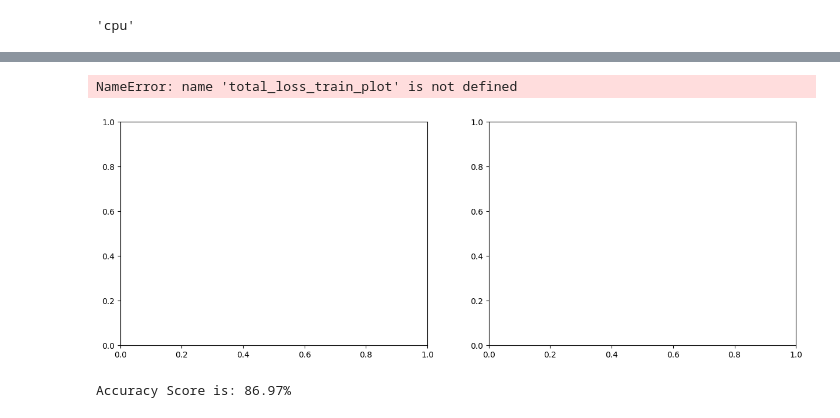
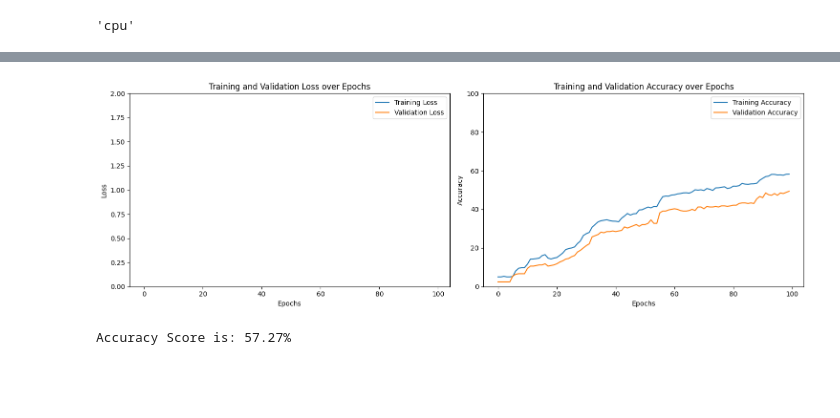
Before and after one commit to FasalGuru/Models, a Jupyter notebook: tabular_sowing_classification.ipynb, the cells around one changed output, grey strips where cells are left out. Cells and saved outputs as stored; diff of their text form; code cells hidden in the pictures; blank space fills up the shorter version.

Commit message:
accuracy fix

```diff
--- a/tabular_sowing_classification.ipynb
+++ b/tabular_sowing_classification.ipynb
@@ -205,6 +205,6 @@ epochs_config = [
 ]
 
 
-train_model(model, train, val, criterion, epochs_config)
+train_model = train_model(model, train, val, criterion, epochs_config)
 # %% [output]
 Epoch 1: Batch Size: 32, LR: 0.001, Optimizer: adam
@@ -244,45 +227,51 @@ Validation Loss: 2.7020, Validation Accuracy: 57.2727%
 # %%
+
 fig, axs = plt.subplots(nrows=1, ncols=2, figsize=(15, 5))
 
-axs[0].plot(total_loss_train_plot, label='Training Loss')
-axs[0].plot(total_loss_validation_plot, label='Validation Loss')
+axs[0].plot(train_model["train_loss"], label='Training Loss')
+axs[0].plot(train_model["val_loss"], label='Validation Loss')
 axs[0].set_title('Training and Validation Loss over Epochs')
 axs[0].set_xlabel('Epochs')
 axs[0].set_ylabel('Loss')
 axs[0].set_ylim([0, 2])
 axs[0].legend()
 
-axs[1].plot(total_acc_train_plot, label='Training Accuracy')
-axs[1].plot(total_acc_validation_plot, label='Validation Accuracy')
+axs[1].plot(train_model["train_acc"], label='Training Accuracy')
+axs[1].plot(train_model["val_acc"], label='Validation Accuracy')
 axs[1].set_title('Training and Validation Accuracy over Epochs')
 axs[1].set_xlabel('Epochs')
 axs[1].set_ylabel('Accuracy')
 axs[1].set_ylim([0, 100])
 axs[1].legend()
 
 plt.tight_layout()
 
 plt.show()
 # %% [output]
-NameError: name 'total_loss_train_plot' is not defined
-[figure, old version]
+[figure, new version]
-# %%
-with torch.no_grad():
-  total_loss_test = 0
-  total_acc_test = 0
-  for data in test_dataloader:
-    inputs, labels = data
-    labels = labels.long()
-    prediction = model(inputs).squeeze(1)
-
-    batch_loss_test = criterion((prediction), labels)
-    total_loss_test += batch_loss_test.item()
-    acc = ((prediction).round() == labels).sum().item()
-    total_acc_test += acc
-
-print(f"Accuracy Score is: {round((total_acc_test/X_test.shape[0])*100, 2)}%")
-# %% [output]
-Accuracy Score is: 86.97%
+# %%
+test_dataloader = DataLoader(test, shuffle=False)
+
+model.eval()
+total_correct = 0
+total_samples = 0
+
+with torch.no_grad():
+    for inputs, labels in test_dataloader:
+        inputs = inputs.to(device)
+        labels = labels.long().to(device)
+
+        outputs = model(inputs)     # shape: [B, 22]
+
+        preds = torch.argmax(outputs, dim=1)  # [B]
+
+        total_correct += (preds == labels).sum().item()
+        total_samples += labels.size(0)
+
+accuracy = 100 * total_correct / total_samples
+print(f"Accuracy Score is: {accuracy:.2f}%")
+# %% [output]
+Accuracy Score is: 57.27%
 # %%
 torch.save(model.state_dict(), "./models/tabular_sowing_classification.pt")
 # %%
```
Also changed, not shown: parts of 1 cell of this notebook, 2 other files.
